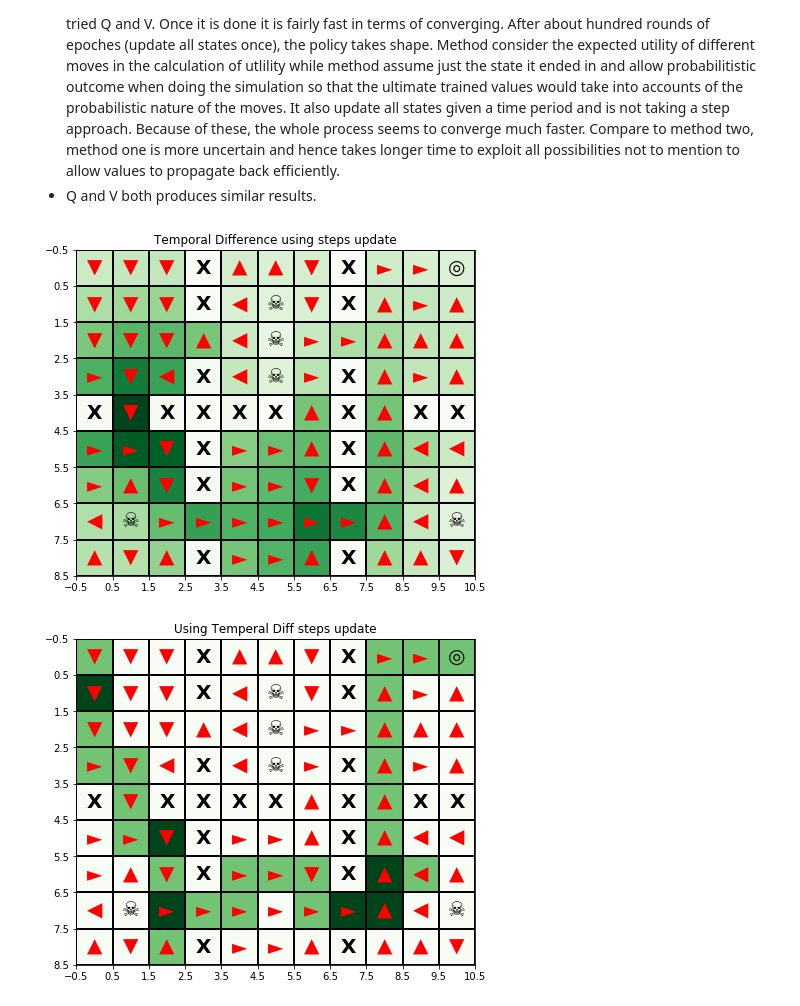
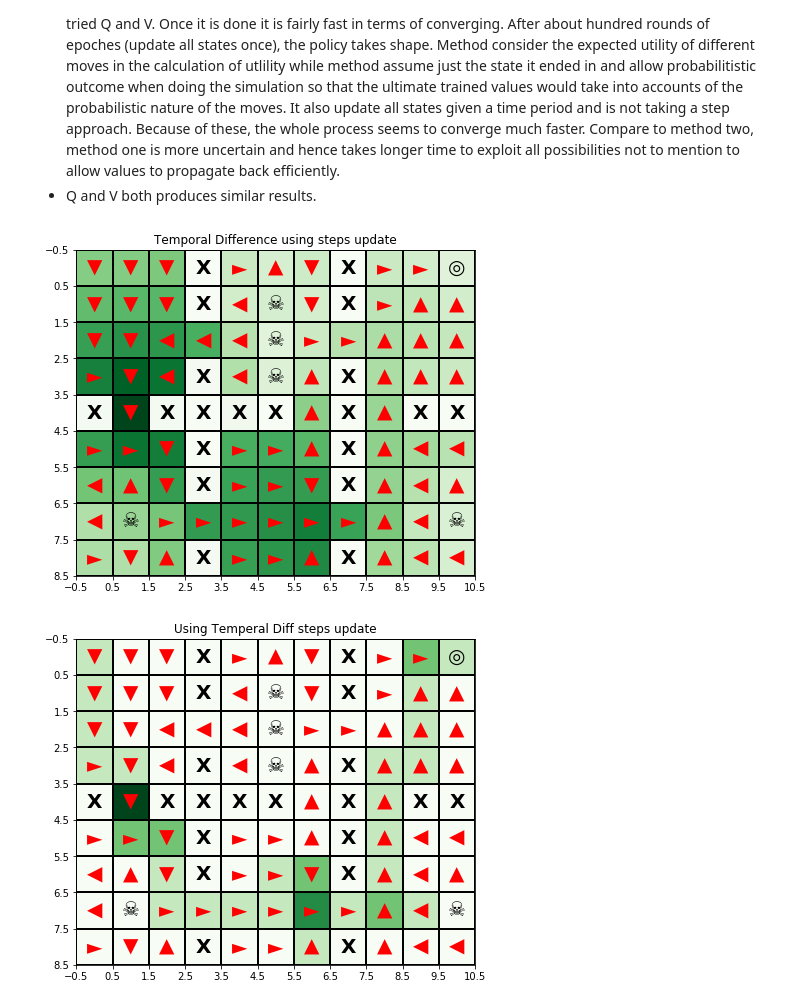
Before and after one commit to chihoxtra/reinforcement_learning, a Jupyter notebook: [PlayAround][Reinforcement Learning].ipynb, the cells around one changed output. Drawn from its saved outputs; the diff is of its cells as text; code cells hidden in the pictures.

Commit message:
tried changing the learning rate seems that the TD method is very sensitive to lr. a very small lr is recommended for large epoch.

```diff
--- a/[PlayAround][Reinforcement Learning].ipynb
+++ b/[PlayAround][Reinforcement Learning].ipynb
@@ -767,21 +767,21 @@ showSearchPolicy(p1, s2, title='using Bell Equation V simultanes update')
 #################### JUST FOR FUN ####################
 t_s_dim, t_s_walls, t_s_goalStates, t_s_penaltyStates = convertTxtFile2Maze('maze1.txt')
 
-pbig = RL_Problem(dimension = t_s_dim, walls=t_s_walls,
-                  penaltyState = t_s_penaltyStates, goalStateReward=+5.0,
-                  penaltyStateReward=-5.0,global_step_cost=-0.04)
+pbigMz = RL_Problem(dimension = t_s_dim, walls=t_s_walls,
+                    penaltyState = t_s_penaltyStates, goalStateReward=+5.0,
+                    penaltyStateReward=-5.0, global_step_cost=-0.04)
 # %%
 ################# Method 1: Temporal Difference ########################
-visitedPath1 = []
+visitedPathBigMz = []
 TDLamda1 = 0.6 # 0-> TD(0) not use eligibility ; (1) 1-> use eligibility K steps
-sbig = RL_SearchAgent(pbig, alpha = 0.04, gamma = 0.9, initialState = (1,9), TDLamda=TDLamda)
+SAbigMz = RL_SearchAgent(pbigMz, alpha = 0.01, gamma = 0.9, initialState = (1,9), TDLamda=TDLamda)
 
-visitedPath1, QscoreDiffHist1 = sbig.trainModelbyTemporalDifference(epoche=5000, offPolicyThreshold=0.8)
-displayRLMaze(pbig, sbig, visitedPath1,'Temporal Difference using steps update', plotsize=(8,6))
+visitedPathBigMz, QscoreDiffHistBigMz = SAbigMz.trainModelbyTemporalDifference(epoche=15000, offPolicyThreshold=0.9)
+displayRLMaze(pbigMz, SAbigMz, visitedPathBigMz,'Temporal Difference using steps update', plotsize=(8,6))
 # %% [output]
-[figure, old version]
+[figure, new version]
 # %%
-showSearchPolicy(pbig, sbig, title='Using Temperal Diff steps update', plotsize=(8,6))
+showSearchPolicy(pbigMz, SAbigMz, title='Using Temperal Diff steps update', plotsize=(8,6))
 # %% [output]
-[figure, old version]
+[figure, new version]
 # %%
```
Also changed, not shown: parts of 7 cells of this notebook.
